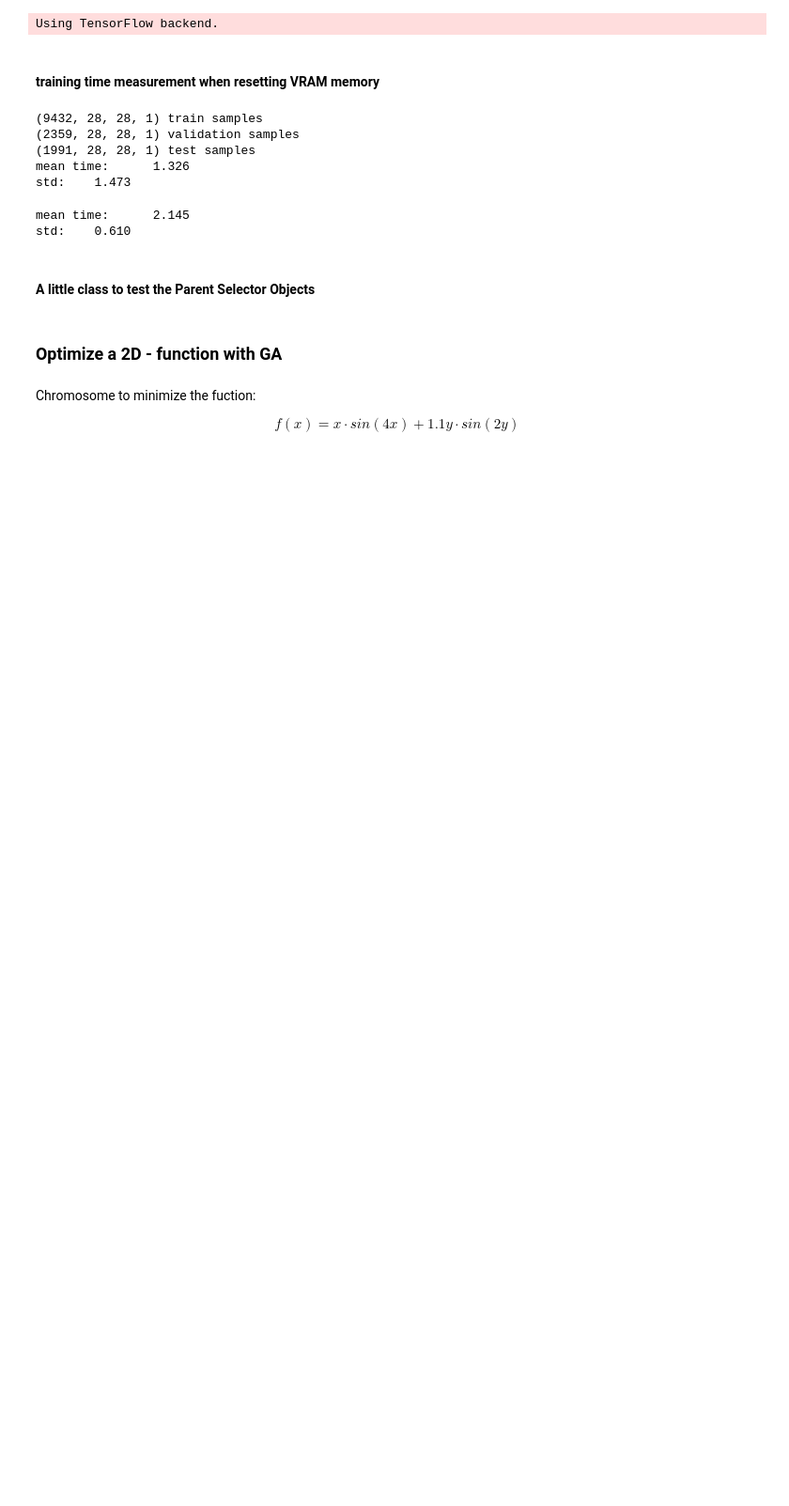
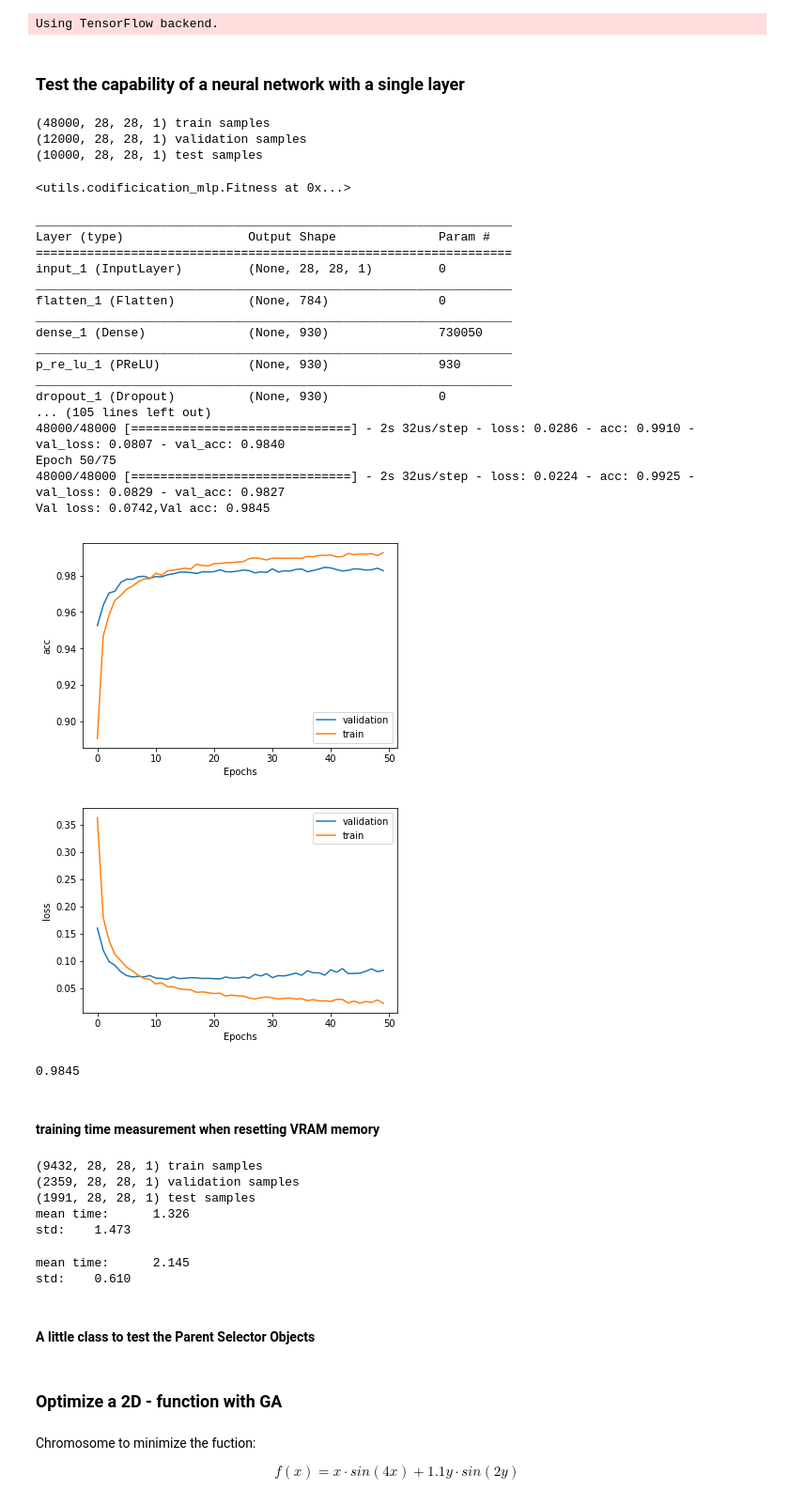
Before and after one commit to DanielMontecino/NeuroEvolution, a Jupyter notebook: pruebas.ipynb, the cells around one changed output. Shown at 94% size. Saved outputs shown, nothing was run; the diff lists cells and outputs as text; code cells hidden in the pictures; blank space fills up the shorter version.

```diff
--- a/pruebas.ipynb
+++ b/pruebas.ipynb
@@ -23,6 +23,57 @@ def time_measure(chrom, iters=50):
         c.fitness()
         times.append(time() - ti)
     return times
+# %% [markdown]
+### Test the capability of a neural network with a single layer
+# %%
+c = Cromosome([Layer(930, 'prelu', 0.654)])
+
+
+# Fitness params
+epochs = 75
+batch_size = 256
+verbose = 1
+redu_plat = False
+early_stop = True
+
+# dataset params:
+dataset = 'mnist'
+classes = []
+
+# Load data
+dm = DataManager(dataset, clases=classes)
+data = dm.load_data()
+fitness = Fitness.get_instance()
+fitness.set_params(data, verbose=verbose, reduce_plateau=redu_plat,
+                   epochs=epochs, early_stop=early_stop)
+# %% [output]
+(48000, 28, 28, 1) train samples
+(12000, 28, 28, 1) validation samples
+(10000, 28, 28, 1) test samples
+<utils.codificication_mlp.Fitness at 0x...>
+# %%
+c.fitness()
+# %% [output]
+_________________________________________________________________
+Layer (type)                 Output Shape              Param #
+=================================================================
+input_1 (InputLayer)         (None, 28, 28, 1)         0
+_________________________________________________________________
+flatten_1 (Flatten)          (None, 784)               0
+_________________________________________________________________
+dense_1 (Dense)              (None, 930)               730050
+_________________________________________________________________
+p_re_lu_1 (PReLU)            (None, 930)               930
+_________________________________________________________________
+dropout_1 (Dropout)          (None, 930)               0
+... (105 lines left out)
+48000/48000 [==============================] - 2s 32us/step - loss: 0.0286 - acc: 0.9910 - val_loss: 0.0807 - val_acc: 0.9840
+Epoch 50/75
+48000/48000 [==============================] - 2s 32us/step - loss: 0.0224 - acc: 0.9925 - val_loss: 0.0829 - val_acc: 0.9827
+Val loss: 0.0742,Val acc: 0.9845
+[figure, added]
+[figure, added]
+0.9845
 # %% [markdown]
 #### training time measurement when resetting VRAM memory
 # %%
```
Also changed, not shown: 4 other files.
